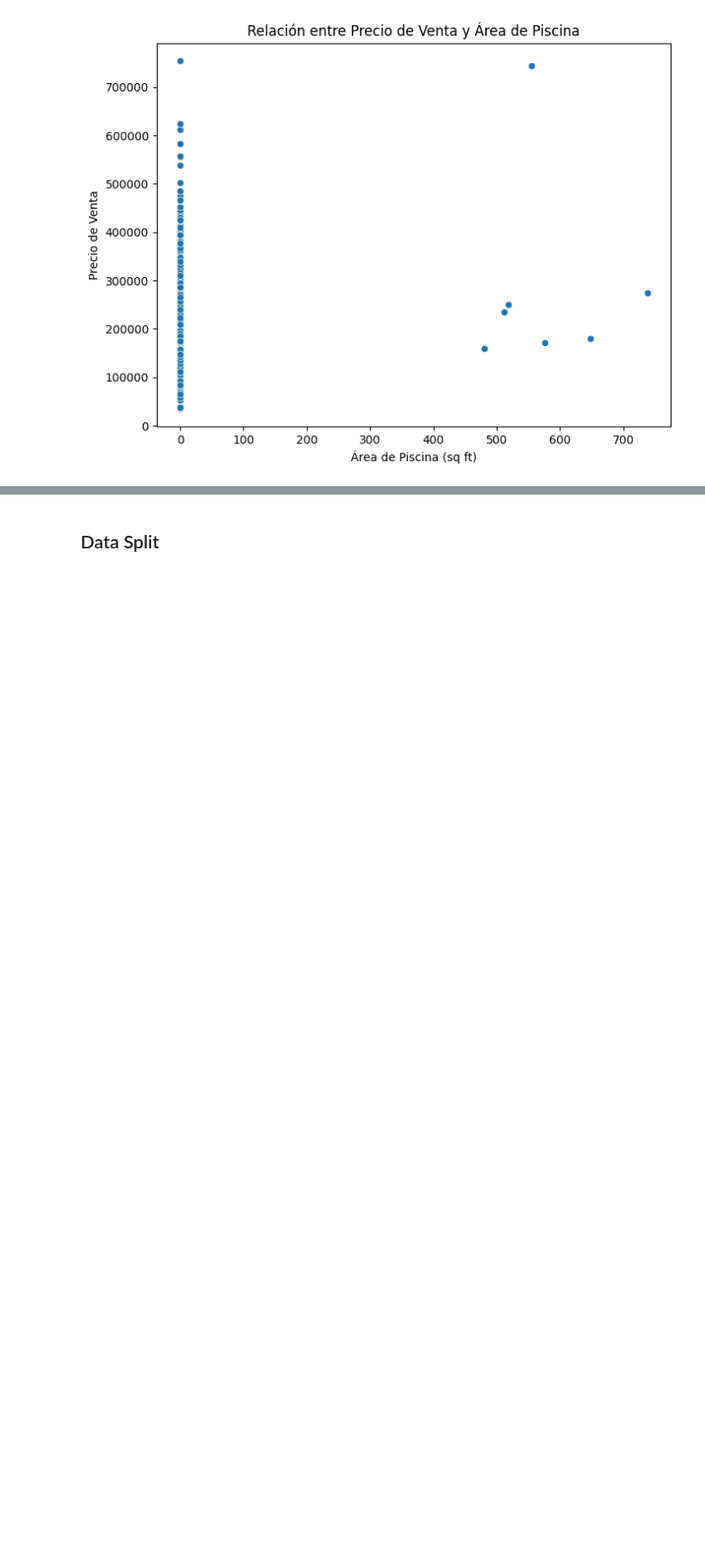
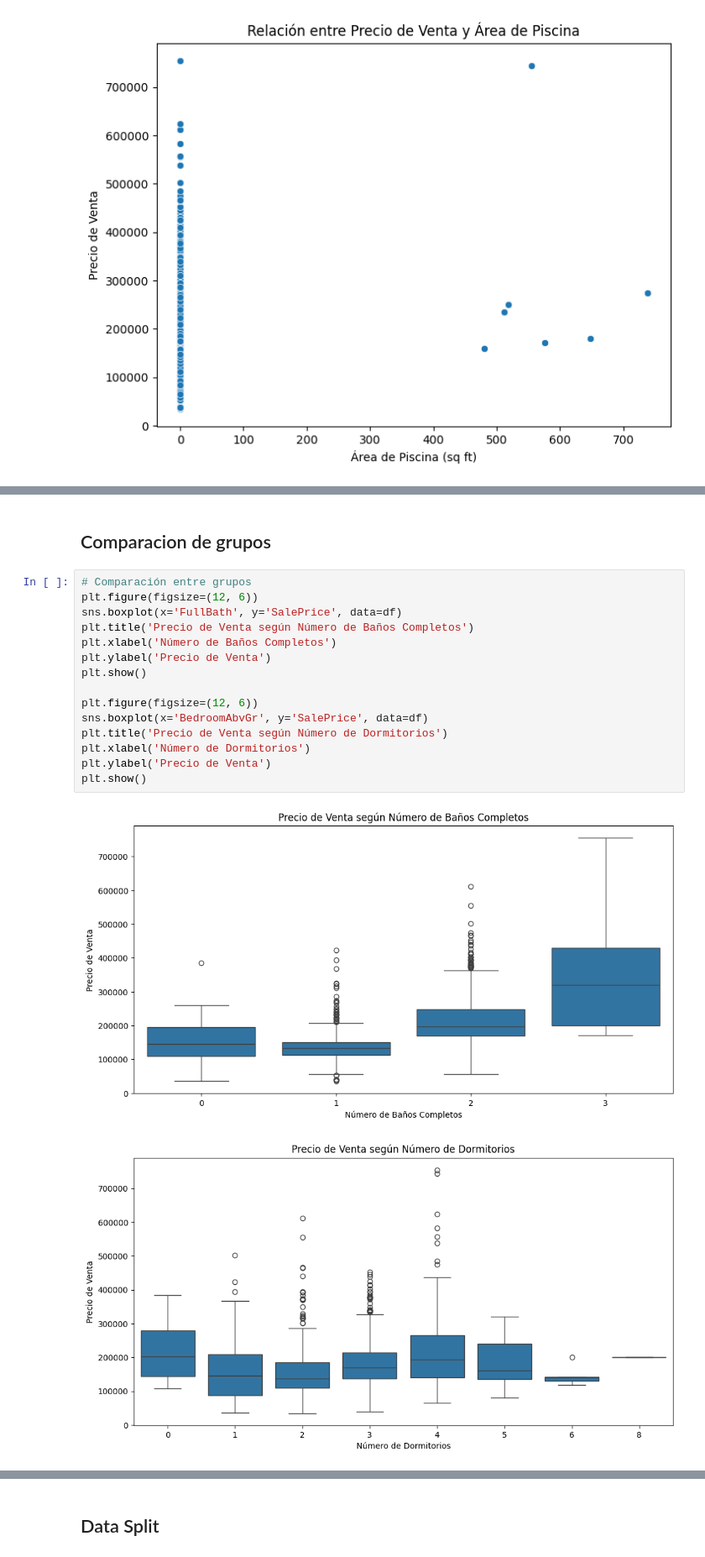
Before and after one commit to bl33h/housePricesRegression, a Jupyter notebook: housePricesRegression.ipynb, the cells around one changed output, grey strips where cells are left out. Shown at 84% size. Drawn from its saved outputs; the diff is of its cells as text; blank space fills up the shorter version.

```diff
--- a/housePricesRegression.ipynb
+++ b/housePricesRegression.ipynb
@@ -87,0 +131,20 @@ plt.show()
+# %% [markdown]
+## Comparacion de grupos
+# %%
+# Comparación entre grupos
+plt.figure(figsize=(12, 6))
+sns.boxplot(x='FullBath', y='SalePrice', data=df)
+plt.title('Precio de Venta según Número de Baños Completos')
+plt.xlabel('Número de Baños Completos')
+plt.ylabel('Precio de Venta')
+plt.show()
+
+plt.figure(figsize=(12, 6))
+sns.boxplot(x='BedroomAbvGr', y='SalePrice', data=df)
+plt.title('Precio de Venta según Número de Dormitorios')
+plt.xlabel('Número de Dormitorios')
+plt.ylabel('Precio de Venta')
+plt.show()
+# %% [output]
+[figure, added]
+[figure, added]
```
Also changed, not shown: parts of 8 cells of this notebook.
